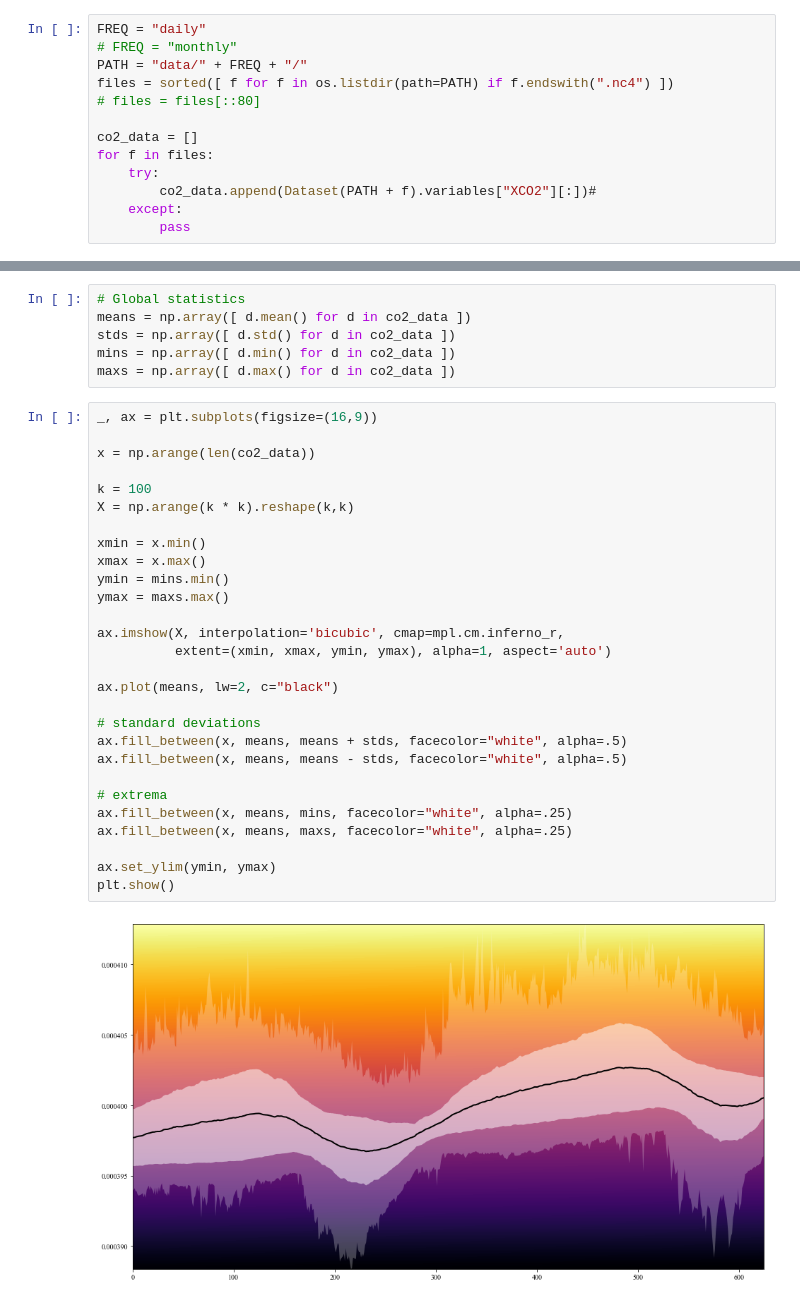
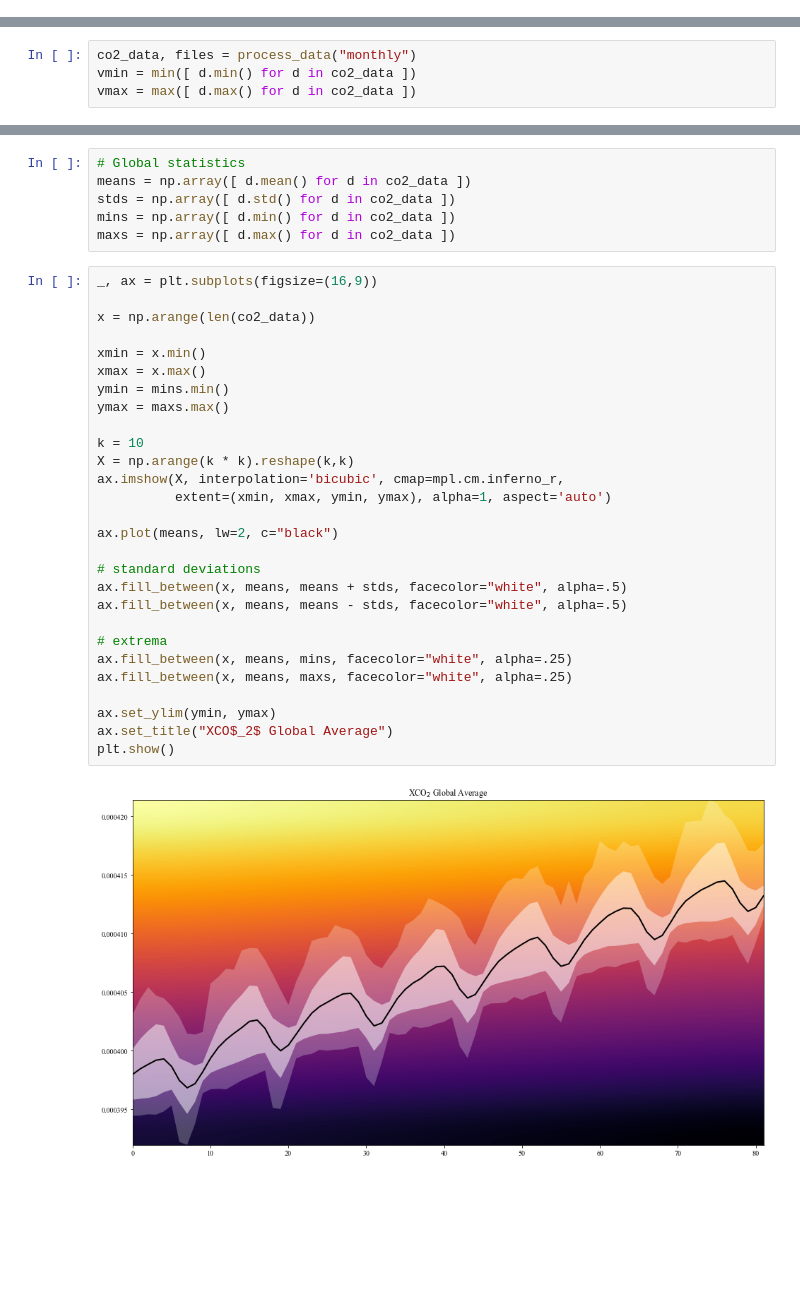
Before and after one commit to fabianmoss/climate-sonification, a Jupyter notebook: eda.ipynb, the cells around one changed output, grey strips where cells are left out. Saved outputs shown, nothing was run; the diff lists cells and outputs as text; blank space fills up the shorter version.

```diff
--- a/eda.ipynb
+++ b/eda.ipynb
@@ -17,13 +16,0 @@ rcParams["font.family"] = "Times New Roman"
-# %%
-FREQ = "daily"
-# FREQ = "monthly"
-PATH = "data/" + FREQ + "/"
-files = sorted([ f for f in os.listdir(path=PATH) if f.endswith(".nc4") ])
-# files = files[::80]
-
-co2_data = []
-for f in files:
-    try:
-        co2_data.append(Dataset(PATH + f).variables["XCO2"][:])#
-    except:
-        pass
@@ -103,0 +106,4 @@ HTML(ani.to_html5_video())
+# %%
+co2_data, files = process_data("monthly")
+vmin = min([ d.min() for d in co2_data ])
+vmax = max([ d.max() for d in co2_data ])
@@ -110,30 +120,30 @@ maxs = np.array([ d.max() for d in co2_data ])
 # %%
 _, ax = plt.subplots(figsize=(16,9))
 
 x = np.arange(len(co2_data))
-
-k = 100
-X = np.arange(k * k).reshape(k,k)
 
 xmin = x.min()
 xmax = x.max()
 ymin = mins.min()
 ymax = maxs.max()
 
+k = 10
+X = np.arange(k * k).reshape(k,k)
 ax.imshow(X, interpolation='bicubic', cmap=mpl.cm.inferno_r,
           extent=(xmin, xmax, ymin, ymax), alpha=1, aspect='auto')
 
 ax.plot(means, lw=2, c="black")
 
 # standard deviations
 ax.fill_between(x, means, means + stds, facecolor="white", alpha=.5)
 ax.fill_between(x, means, means - stds, facecolor="white", alpha=.5)
 
 # extrema
 ax.fill_between(x, means, mins, facecolor="white", alpha=.25)
 ax.fill_between(x, means, maxs, facecolor="white", alpha=.25)
 
 ax.set_ylim(ymin, ymax)
+ax.set_title("XCO$_2$ Global Average")
 plt.show()
 # %% [output]
-[figure, old version]
+[figure, new version]
```
Also changed, not shown: parts of 15 cells of this notebook, 5 other files.
